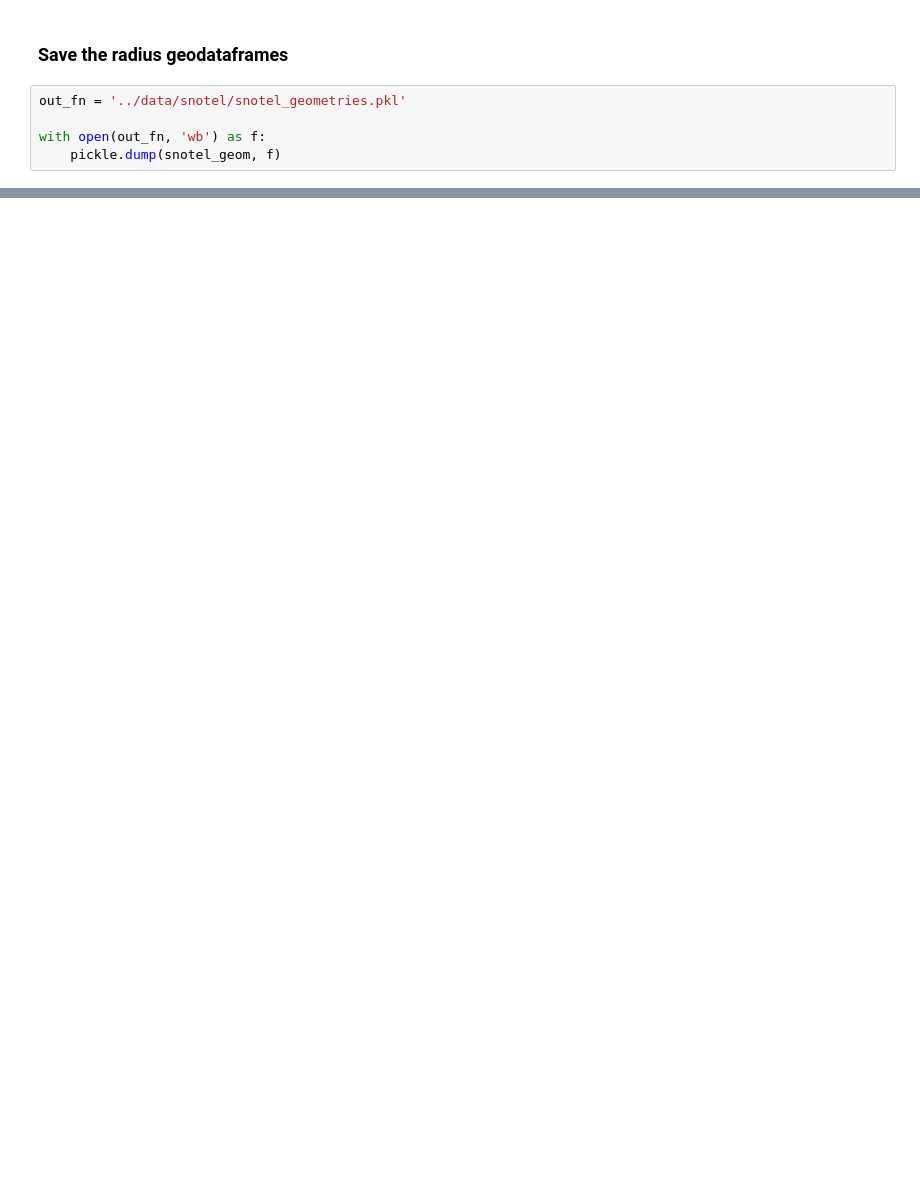
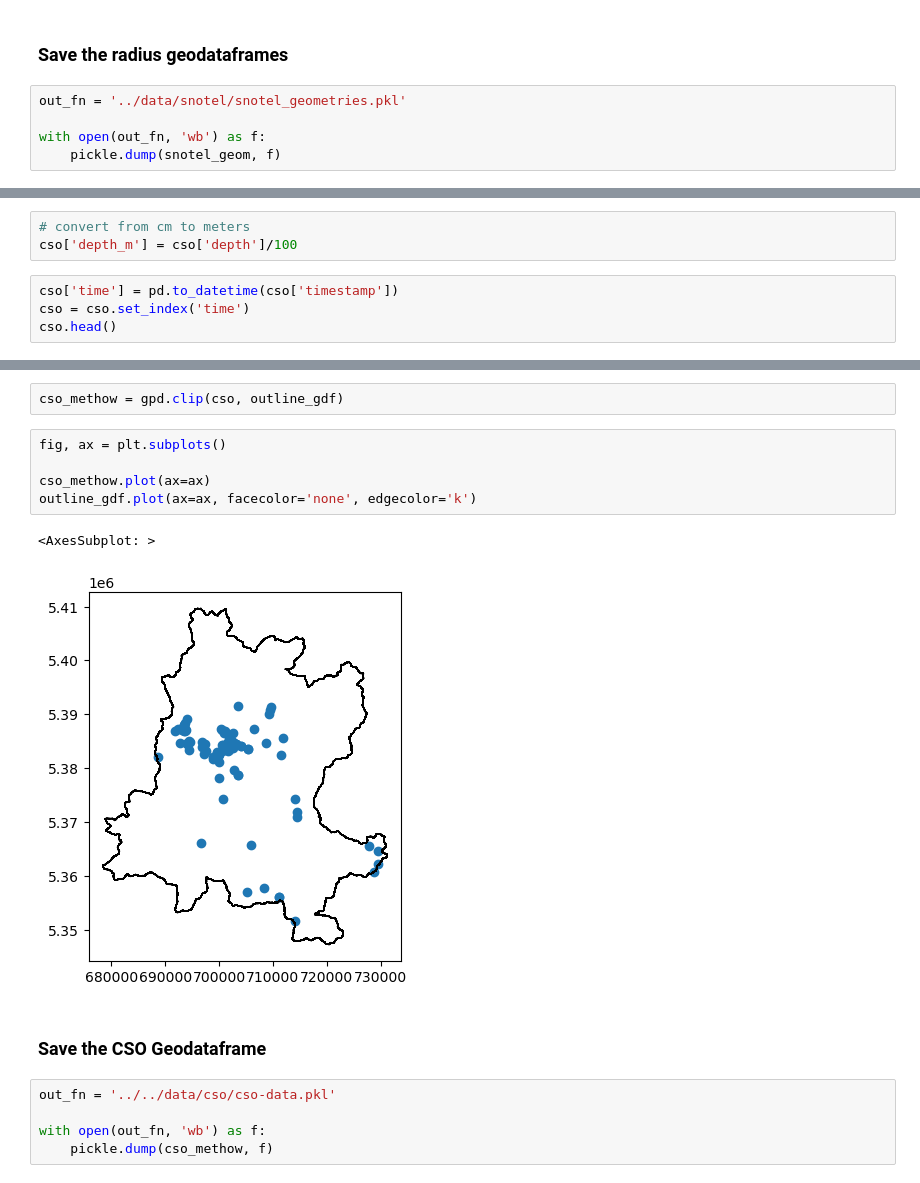
Before and after one commit to bessoh2/icesat2_sr, a Jupyter notebook: notebooks/AUX_dataclean_methow.ipynb, the cells around one changed output, grey strips where cells are left out. Cells and saved outputs as stored; diff of their text form; blank space fills up the shorter version.

```diff
--- a/notebooks/AUX_dataclean_methow.ipynb
+++ b/notebooks/AUX_dataclean_methow.ipynb
@@ -302,0 +346,7 @@ with open(out_fn, 'wb') as f:
+# %%
+# convert from cm to meters
+cso['depth_m'] = cso['depth']/100
+# %%
+cso['time'] = pd.to_datetime(cso['timestamp'])
+cso = cso.set_index('time')
+cso.head()
@@ -302,0 +373,17 @@ with open(out_fn, 'wb') as f:
+# %%
+cso_methow = gpd.clip(cso, outline_gdf)
+# %%
+fig, ax = plt.subplots()
+
+cso_methow.plot(ax=ax)
+outline_gdf.plot(ax=ax, facecolor='none', edgecolor='k')
+# %% [output]
+<AxesSubplot: >
+[figure, added]
+# %% [markdown]
+### Save the CSO Geodataframe
+# %%
+out_fn = '../../data/cso/cso-data.pkl'
+
+with open(out_fn, 'wb') as f:
+    pickle.dump(cso_methow, f)
```
Also changed, not shown: parts of 10 cells of this notebook.
